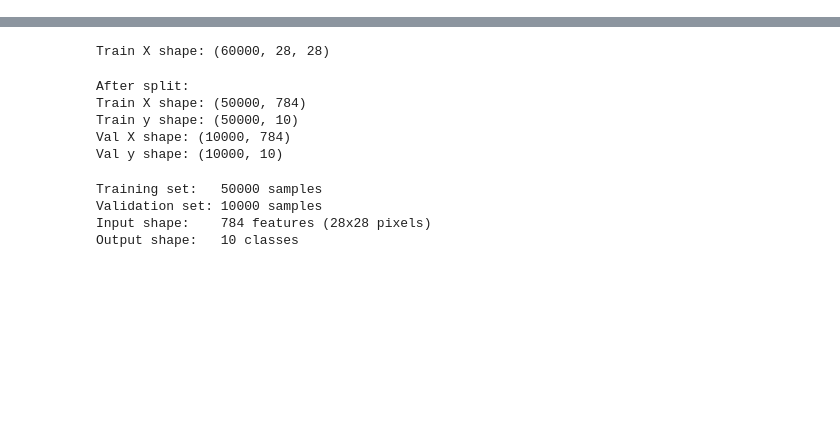
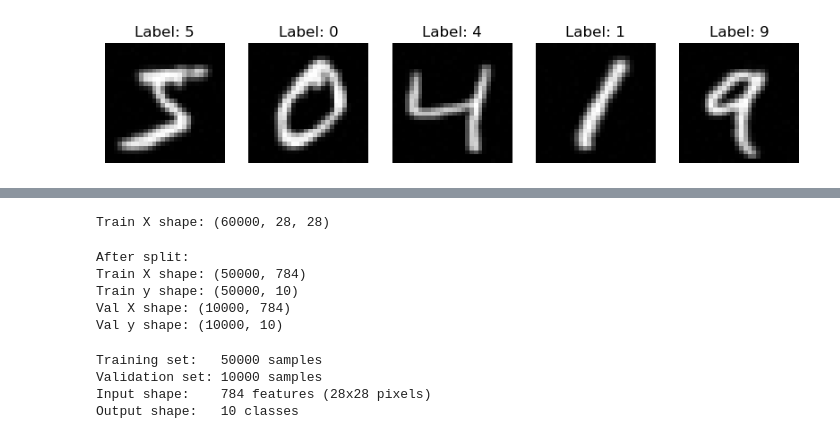
Before and after one commit to ludvigramsvik/MNIST-project-DT4031, a Jupyter notebook: NN/NeuralNetwork.ipynb, the cells around one changed output, grey strips where cells are left out. Saved outputs shown, nothing was run; the diff lists cells and outputs as text; code cells hidden in the pictures; blank space fills up the shorter version.

```diff
--- a/NN/NeuralNetwork.ipynb
+++ b/NN/NeuralNetwork.ipynb
@@ -61,0 +69,82 @@ Sample shape: (28, 28)
+# %%
+X_T = load_images("../MNIST_dataset/train-images-idx3-ubyte/train-images-idx3-ubyte")
+y_T = load_labels("../MNIST_dataset/train-labels-idx1-ubyte/train-labels-idx1-ubyte")
+
+num_classes = 10
+label_smoothing = 0.1
+
+
+y_T = keras.utils.to_categorical(y_T, num_classes=num_classes)
+
+# Apply label smoothing properly
+y_T = y_T * (1 - label_smoothing) + (label_smoothing / num_classes)
+
+print("After label smoothing:", y_T[0])
+
+X_T = X_T.astype("float32") / 255.0
+
+print("Train X shape:", X_T.shape)
+print("Train y shape:", y_T.shape)
+print("Sample shape:", X_T[0].shape)
+
+# Add channel dimension if missing (important for Keras)
+if len(X_T.shape) == 3:
+    X_T = np.expand_dims(X_T, -1)
+
+# ---------------------------
+# DATA AUGMENTATION (SAFE FOR MNIST)
+# ---------------------------
+data_augmentation = tf.keras.Sequential([
+    tf.keras.layers.RandomRotation(0.02),
+    tf.keras.layers.RandomTranslation(0.02, 0.02),
+])
+
+# ---------------------------
+# OPTIONAL: ADD VERY LIGHT NOISE
+# ---------------------------
+def add_noise(images):
+    noise = np.random.normal(0.0, 0.005, images.shape)
+    images = images + noise
+    return np.clip(images, 0.0, 1.0)
+
+# ---------------------------
+# VISUALIZE AUGMENTED SAMPLES
+# ---------------------------
+augmented_samples = data_augmentation(X_T[:5], training=True)
+augmented_samples = add_noise(augmented_samples.numpy())
+
+fig, axes = plt.subplots(1, 5, figsize=(10, 2))
+for i in range(5):
+    axes[i].imshow(augmented_samples[i].squeeze(), cmap='gray')
+    axes[i].set_title(f"Label: {np.argmax(y_T[i])}")
+    axes[i].axis('off')
+plt.show()
+
+# ---------------------------
+# MODEL (EXAMPLE)
+# ---------------------------
+model = keras.Sequential([
+    data_augmentation,  # 👈 applied only during training
+    keras.layers.Flatten(),
+    keras.layers.Dense(256, activation='relu'),
+    keras.layers.Dense(128, activation='relu'),
+    keras.layers.Dense(num_classes, activation='softmax')
+])
+
+model.compile(
+    optimizer=keras.optimizers.Adam(learning_rate=0.001),
+    loss='categorical_crossentropy',
+    metrics=['accuracy']
+)
+
+# ---------------------------
+# TRAIN
+# ---------------------------
+model.fit(
+    X_T,
+    y_T,
+    batch_size=32,   # 👈 increased from 8 (more stable)
+    epochs=15,
+    verbose=1
+)
+# %% [output]
@@ -61,0 +155 @@ Sample shape: (28, 28)
+[figure, added]
```
Also changed, not shown: parts of 10 cells of this notebook, 2 other files.
